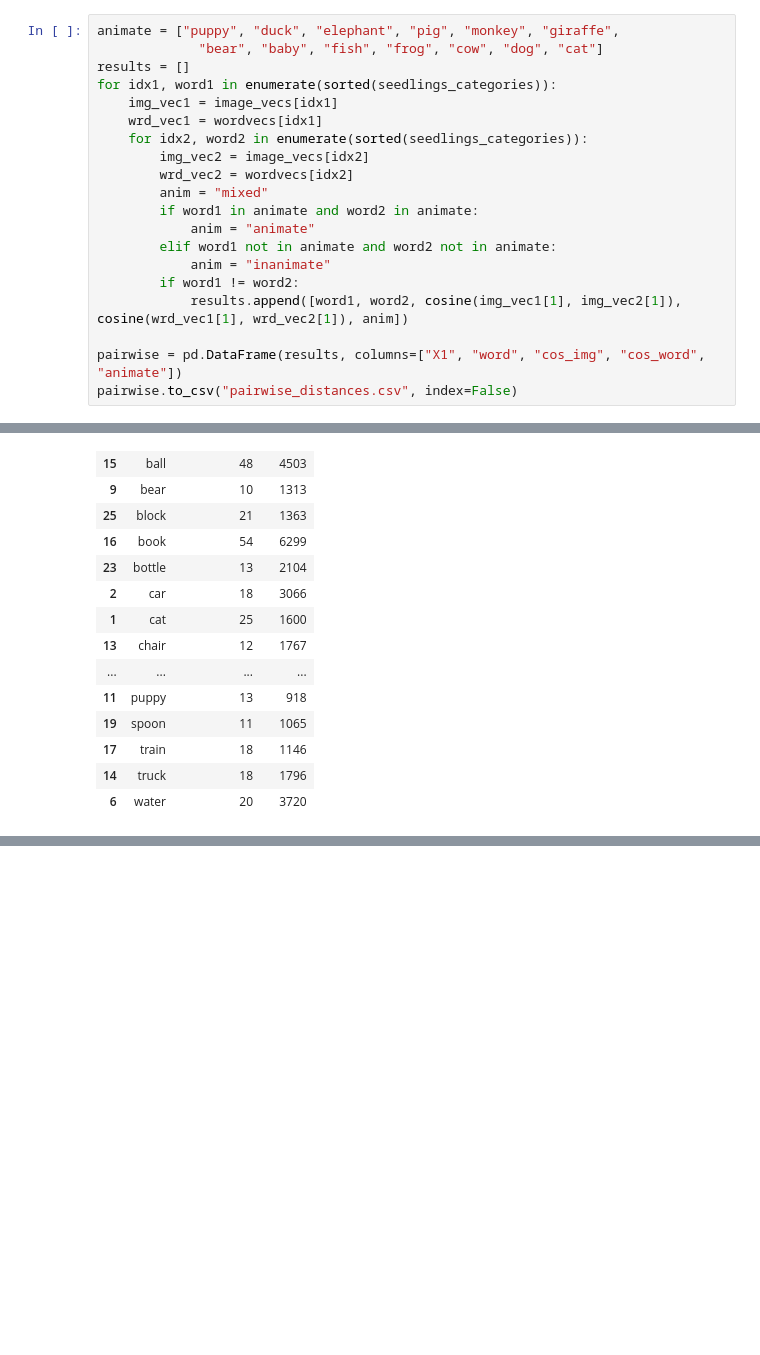
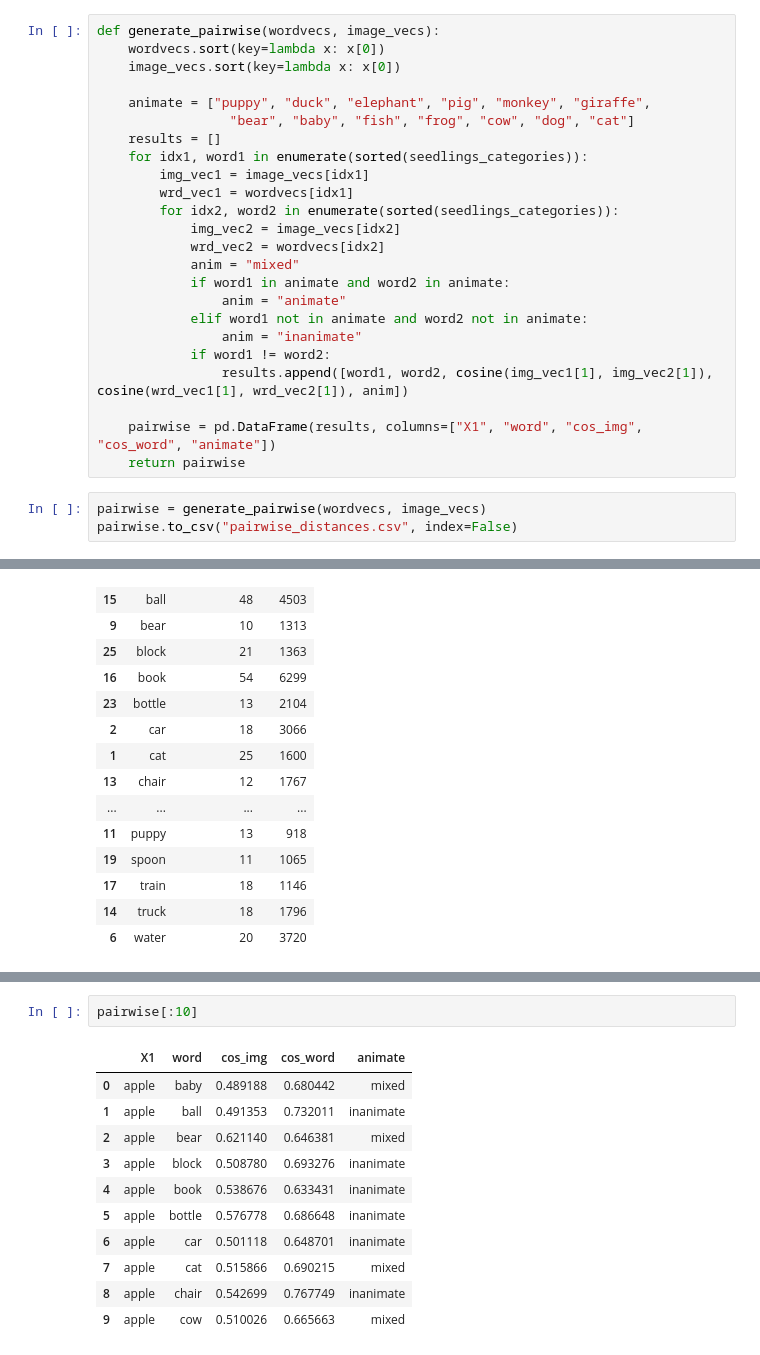
Before and after one commit to BergelsonLab/preserved_structure, a Jupyter notebook: preserved_structure/python/words_and_images.ipynb, the cells around one changed output, grey strips where cells are left out. Drawn from its saved outputs; the diff is of its cells as text; blank space fills up the shorter version.

```diff
--- a/preserved_structure/python/words_and_images.ipynb
+++ b/preserved_structure/python/words_and_images.ipynb
@@ -34,25 +37,32 @@ for x in seedlings_categories:
 
 image_vecs.sort(key=lambda x: x[0])
 # %%
-animate = ["puppy", "duck", "elephant", "pig", "monkey", "giraffe",
-             "bear", "baby", "fish", "frog", "cow", "dog", "cat"]
-results = []
-for idx1, word1 in enumerate(sorted(seedlings_categories)):
-    img_vec1 = image_vecs[idx1]
-    wrd_vec1 = wordvecs[idx1]
-    for idx2, word2 in enumerate(sorted(seedlings_categories)):
-        img_vec2 = image_vecs[idx2]
-        wrd_vec2 = wordvecs[idx2]
-        anim = "mixed"
-        if word1 in animate and word2 in animate:
-            anim = "animate"
-        elif word1 not in animate and word2 not in animate:
-            anim = "inanimate"
-        if word1 != word2:
-            results.append([word1, word2, cosine(img_vec1[1], img_vec2[1]), cosine(wrd_vec1[1], wrd_vec2[1]), anim])
+def generate_pairwise(wordvecs, image_vecs):
+    wordvecs.sort(key=lambda x: x[0])
+    image_vecs.sort(key=lambda x: x[0])
 
-pairwise = pd.DataFrame(results, columns=["X1", "word", "cos_img", "cos_word", "animate"])
-pairwise.to_csv("pairwise_distances.csv", index=False)
+    animate = ["puppy", "duck", "elephant", "pig", "monkey", "giraffe",
+                 "bear", "baby", "fish", "frog", "cow", "dog", "cat"]
+    results = []
+    for idx1, word1 in enumerate(sorted(seedlings_categories)):
+        img_vec1 = image_vecs[idx1]
+        wrd_vec1 = wordvecs[idx1]
+        for idx2, word2 in enumerate(sorted(seedlings_categories)):
+            img_vec2 = image_vecs[idx2]
+            wrd_vec2 = wordvecs[idx2]
+            anim = "mixed"
+            if word1 in animate and word2 in animate:
+                anim = "animate"
+            elif word1 not in animate and word2 not in animate:
+                anim = "inanimate"
+            if word1 != word2:
+                results.append([word1, word2, cosine(img_vec1[1], img_vec2[1]), cosine(wrd_vec1[1], wrd_vec2[1]), anim])
+
+    pairwise = pd.DataFrame(results, columns=["X1", "word", "cos_img", "cos_word", "animate"])
+    return pairwise
+# %%
+pairwise = generate_pairwise(wordvecs, image_vecs)
+pairwise.to_csv("pairwise_distances.csv", index=False)
 # %%
 df2 = pd.DataFrame()
 
@@ -202,0 +238,14 @@ stimuli
+# %%
+pairwise[:10]
+# %% [output]
+|  | X1 | word | cos_img | cos_word | animate |
+| 0 | apple | baby | 0.489188 | 0.680442 | mixed |
+| 1 | apple | ball | 0.491353 | 0.732011 | inanimate |
+| 2 | apple | bear | 0.621140 | 0.646381 | mixed |
+| 3 | apple | block | 0.508780 | 0.693276 | inanimate |
+| 4 | apple | book | 0.538676 | 0.633431 | inanimate |
+| 5 | apple | bottle | 0.576778 | 0.686648 | inanimate |
+| 6 | apple | car | 0.501118 | 0.648701 | inanimate |
+| 7 | apple | cat | 0.515866 | 0.690215 | mixed |
+| 8 | apple | chair | 0.542699 | 0.767749 | inanimate |
+| 9 | apple | cow | 0.510026 | 0.665663 | mixed |
```
Also changed, not shown: parts of 4 cells of this notebook, 8 other files.
